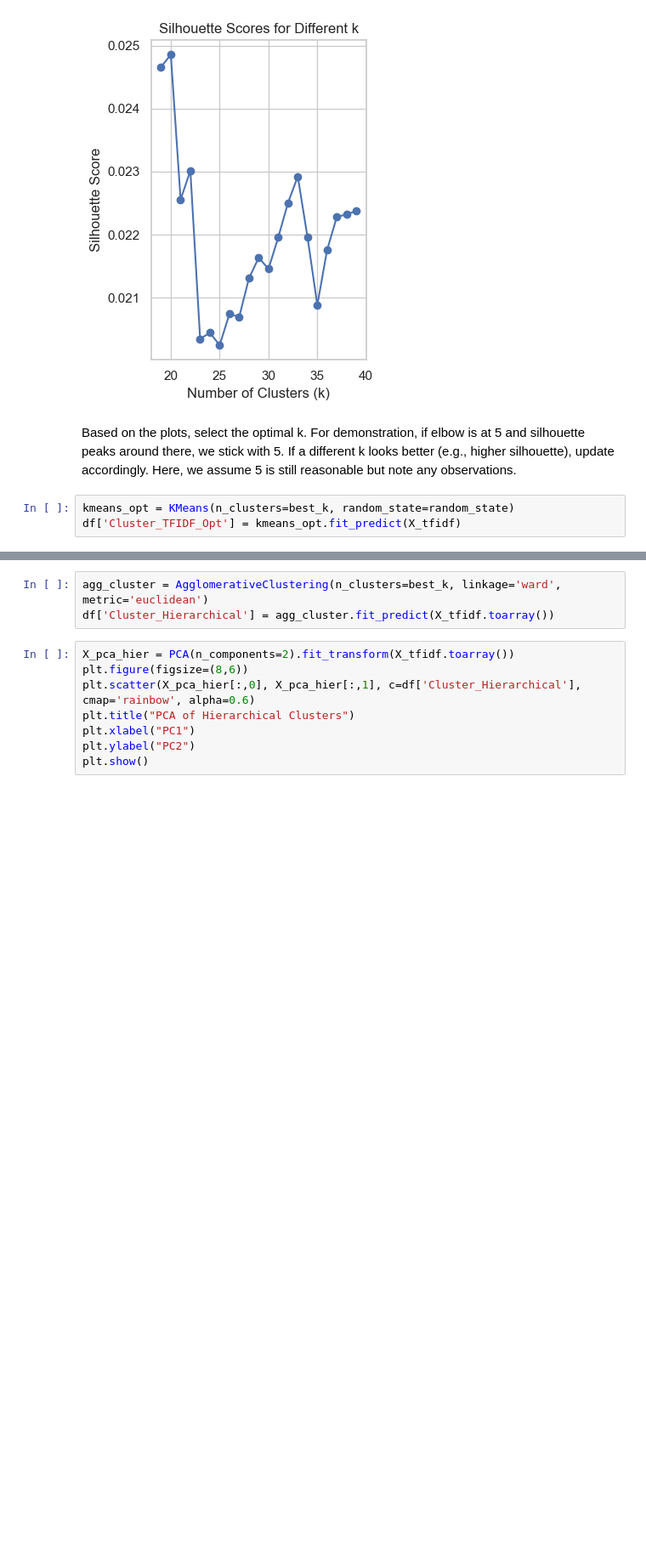
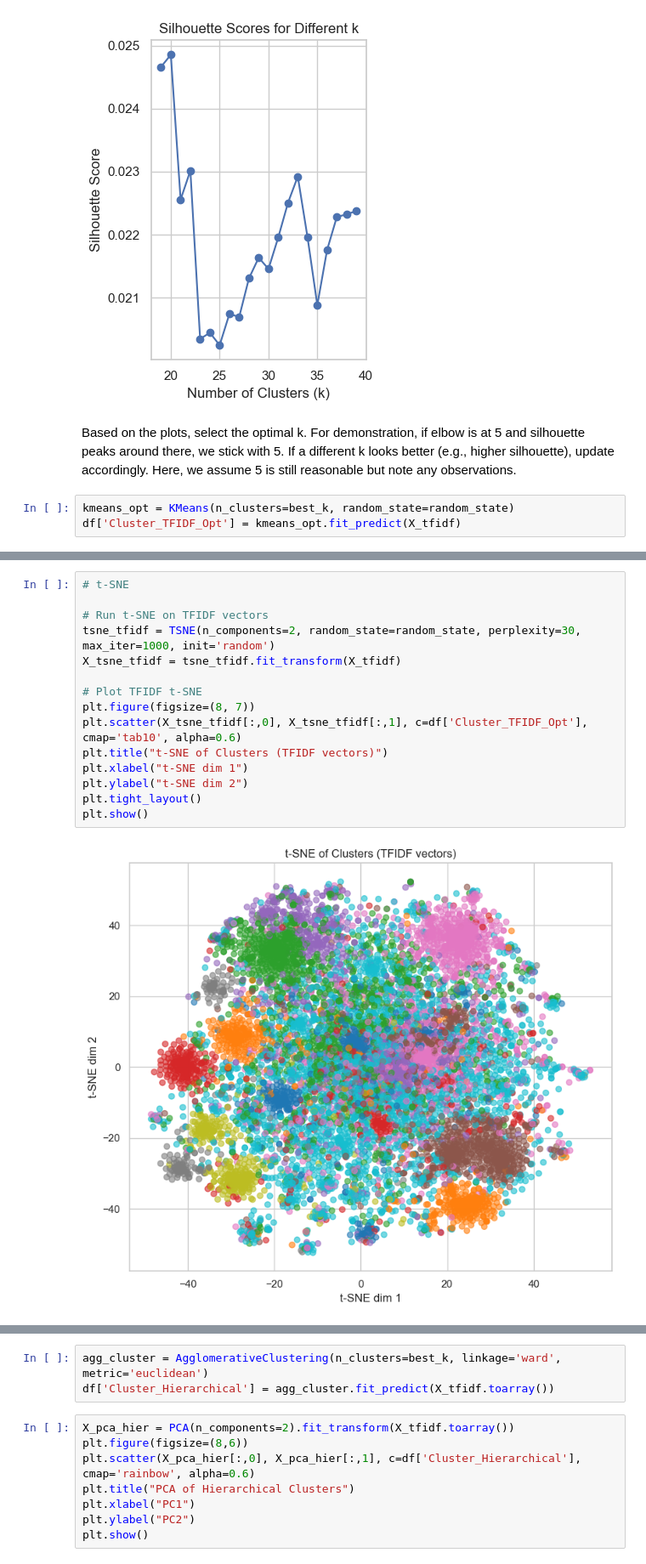
Before and after one commit to devmarkpro/amazon-fine-food-reviews-nlp-clustering, a Jupyter notebook: main.ipynb, the cells around one changed output, grey strips where cells are left out. Shown at 85% size. Drawn from its saved outputs; the diff is of its cells as text; blank space fills up the shorter version.

```diff
--- a/main.ipynb
+++ b/main.ipynb
@@ -591,0 +545,17 @@ df['Cluster_TFIDF_Opt'] = kmeans_opt.fit_predict(X_tfidf)
+# %%
+# t-SNE
+
+# Run t-SNE on TFIDF vectors
+tsne_tfidf = TSNE(n_components=2, random_state=random_state, perplexity=30, max_iter=1000, init='random')
+X_tsne_tfidf = tsne_tfidf.fit_transform(X_tfidf)
+
+# Plot TFIDF t-SNE
+plt.figure(figsize=(8, 7))
+plt.scatter(X_tsne_tfidf[:,0], X_tsne_tfidf[:,1], c=df['Cluster_TFIDF_Opt'], cmap='tab10', alpha=0.6)
+plt.title("t-SNE of Clusters (TFIDF vectors)")
+plt.xlabel("t-SNE dim 1")
+plt.ylabel("t-SNE dim 2")
+plt.tight_layout()
+plt.show()
+# %% [output]
+[figure, added]
```
Also changed, not shown: parts of 14 cells of this notebook.
